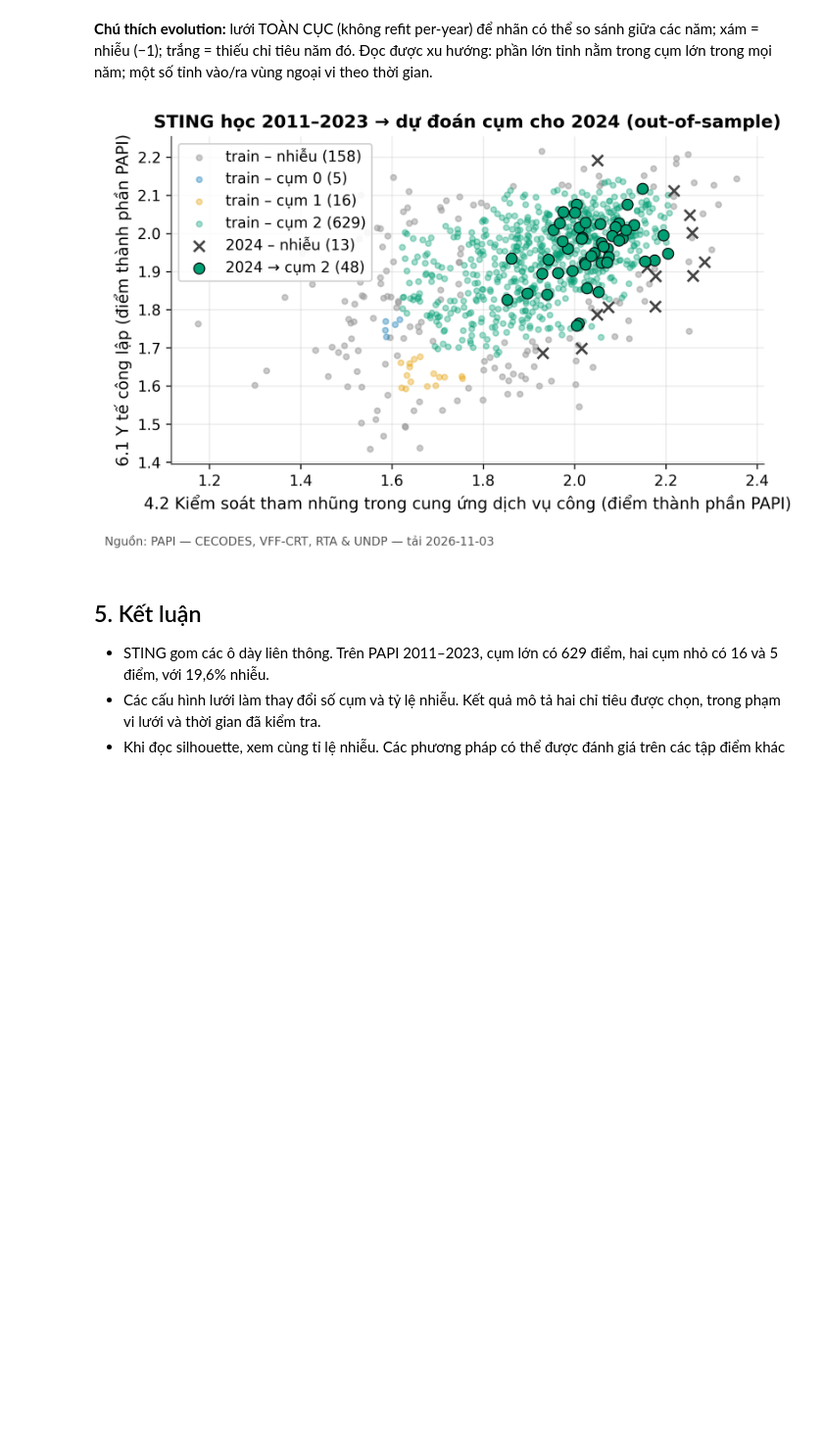
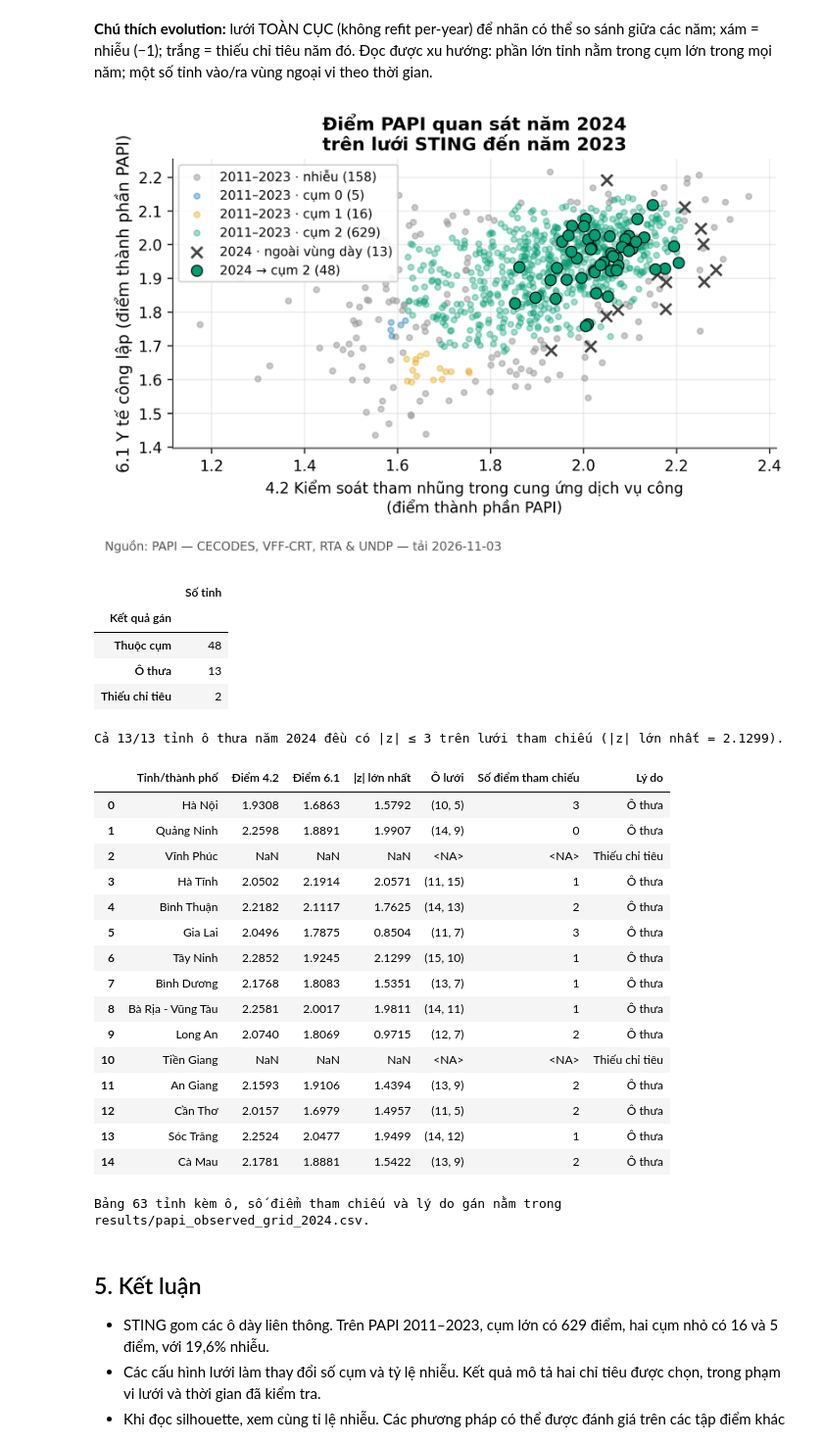
Before and after one commit to JasonTM17/Grid_Based_Sociology, a Jupyter notebook: study/Nhom15_CuoiKy_STING_PAPI_GiaiThich.ipynb, the cells around one changed output. Shown at 98% size. Drawn from its saved outputs; the diff is of its cells as text; code cells hidden in the pictures; blank space fills up the shorter version.

```diff
--- a/study/Nhom15_CuoiKy_STING_PAPI_GiaiThich.ipynb
+++ b/study/Nhom15_CuoiKy_STING_PAPI_GiaiThich.ipynb
@@ -108,9 +108,10 @@ STING synthetic: ARI=0.950; k=2; nhiễu=2.5%; thống kê count bảo toàn
 features, params = cfg["features"], cfg["sting"]
 train = panel[panel.year <= 2023].dropna(subset=features)
 scaler = StandardScaler().fit(train[features])
+train_scaled = scaler.transform(train[features])
 sting = STING(n_levels=params["n_levels"], factor=params["factor"],
-              min_count=params["min_count"]).fit(scaler.transform(train[features]))
-sting.cluster(level=params["cluster_level"], connectivity=params["connectivity"])
+              min_count=params["min_count"]).fit(train_scaled)
+train_labels = sting.cluster(level=params["cluster_level"], connectivity=params["connectivity"])
 eligible = panel.dropna(subset=features)
 scaled = scaler.transform(eligible[features])
 rebuilt = eligible[["province_code", "year"]].assign(pred_cluster=sting.predict(scaled))
@@ -126,6 +127,19 @@ np.testing.assert_array_equal(loaded.predict(loaded_scaled), rebuilt.pred_cluste
 test = rebuilt[rebuilt.year == 2024]
 print(f"Refit STING: {len(comparison)}/{len(saved)} nhãn khớp; model đã lưu khớp")
 print(f"2024: {len(test)}/63 tỉnh đủ chỉ tiêu; phân bố {test.pred_cluster.value_counts().sort_index().to_dict()}")
+train_z_flag = (np.abs(train_scaled) > 3).any(axis=1)
+train_noise = int((train_labels == -1).sum())
+train_sparse_no_flag = int(((train_labels == -1) & ~train_z_flag).sum())
+trimmed_sting = STING(n_levels=params["n_levels"], factor=params["factor"],
+                      min_count=params["min_count"]).fit(train_scaled[~train_z_flag])
+trimmed_train_labels = trimmed_sting.cluster(level=params["cluster_level"],
+                                             connectivity=params["connectivity"])
+trimmed_train_noise = int((trimmed_train_labels == -1).sum())
+print(f"2011–2023: {int(train_z_flag.sum())} quan sát có |z| > 3; "
+      f"{train_sparse_no_flag}/{train_noise} điểm nhãn −1 có |z| ≤ 3 trên cả hai trục.")
+print(f"Nếu loại {int(train_z_flag.sum())} điểm |z| > 3 rồi dựng lại lưới trên {len(trimmed_train_labels)} điểm: "
+      f"{trimmed_sting.n_clusters_} cụm, {trimmed_train_noise}/{len(trimmed_train_labels)} điểm nhiễu "
+      f"({trimmed_train_noise / len(trimmed_train_labels):.1%}).")
 # %% [output]
 Refit STING: 869/869 nhãn khớp; model đã lưu khớp
 2024: 61/63 tỉnh đủ chỉ tiêu; phân bố {-1: 13, 2: 48}
@@ -203,9 +291,54 @@ display(Image(filename=str(ROOT / "results/figs/evolution.png")))
 xám = nhiễu (−1); trắng = thiếu chỉ tiêu năm đó. Đọc được xu hướng: phần lớn tỉnh nằm trong cụm lớn
 trong mọi năm; một số tỉnh vào/ra vùng ngoại vi theo thời gian.
 # %%
+from scripts.common.papi_pred_common import GRID_ASSIGNMENT_LABELS, describe_grid_assignment
+
 display(Image(filename=str(ROOT / "results/figs/predict_2024.png")))
+observed_grid = describe_grid_assignment(panel.loc[panel.year.eq(2024)], features, scaler, sting)
+status_counts = observed_grid.grid_status.value_counts().rename(index=GRID_ASSIGNMENT_LABELS)
+display(status_counts.rename("Số tỉnh").rename_axis("Kết quả gán").to_frame())
+review_2024 = observed_grid.loc[observed_grid.grid_status.ne("in_cluster")].copy()
+valid_2024 = review_2024[features].notna().all(axis=1)
+review_2024["max_abs_z"] = np.nan
+review_2024.loc[valid_2024, "max_abs_z"] = np.abs(
+    scaler.transform(review_2024.loc[valid_2024, features])
+).max(axis=1)
+sparse_2024 = review_2024.loc[review_2024.grid_status.eq("sparse_cell")]
+assert (sparse_2024["max_abs_z"] <= 3).all()
+print(f"Cả {len(sparse_2024)}/{len(sparse_2024)} tỉnh ô thưa năm 2024 đều có |z| ≤ 3 "
+      f"trên lưới tham chiếu (|z| lớn nhất = {sparse_2024['max_abs_z'].max():.4f}).")
+review_2024["grid_status"] = review_2024.grid_status.map(GRID_ASSIGNMENT_LABELS)
+display(review_2024[["province_vi", *features, "max_abs_z", "grid_cell", "reference_count", "grid_status"]].rename(columns={
+    "province_vi": "Tỉnh/thành phố", "sd_4_2": "Điểm 4.2", "sd_6_1": "Điểm 6.1",
+    "max_abs_z": "|z| lớn nhất", "grid_cell": "Ô lưới",
+    "reference_count": "Số điểm tham chiếu", "grid_status": "Lý do",
+}).round(4).reset_index(drop=True))
+print("Bảng 63 tỉnh kèm ô, số điểm tham chiếu và lý do gán nằm trong results/papi_observed_grid_2024.csv.")
 # %% [output]
-[figure, old version]
+[figure, new version]
+|  | Số tỉnh |
+| Kết quả gán |  |
+| Thuộc cụm | 48 |
+| Ô thưa | 13 |
+| Thiếu chỉ tiêu | 2 |
+Cả 13/13 tỉnh ô thưa năm 2024 đều có |z| ≤ 3 trên lưới tham chiếu (|z| lớn nhất = 2.1299).
+|  | Tỉnh/thành phố | Điểm 4.2 | Điểm 6.1 | |z| lớn nhất | Ô lưới | Số điểm tham chiếu | Lý do |
+| 0 | Hà Nội | 1.9308 | 1.6863 | 1.5792 | (10, 5) | 3 | Ô thưa |
+| 1 | Quảng Ninh | 2.2598 | 1.8891 | 1.9907 | (14, 9) | 0 | Ô thưa |
+| 2 | Vĩnh Phúc | NaN | NaN | NaN | <NA> | <NA> | Thiếu chỉ tiêu |
+| 3 | Hà Tĩnh | 2.0502 | 2.1914 | 2.0571 | (11, 15) | 1 | Ô thưa |
+| 4 | Bình Thuận | 2.2182 | 2.1117 | 1.7625 | (14, 13) | 2 | Ô thưa |
+| 5 | Gia Lai | 2.0496 | 1.7875 | 0.8504 | (11, 7) | 3 | Ô thưa |
+| 6 | Tây Ninh | 2.2852 | 1.9245 | 2.1299 | (15, 10) | 1 | Ô thưa |
+| 7 | Bình Dương | 2.1768 | 1.8083 | 1.5351 | (13, 7) | 1 | Ô thưa |
+| 8 | Bà Rịa - Vũng Tàu | 2.2581 | 2.0017 | 1.9811 | (14, 11) | 1 | Ô thưa |
+| 9 | Long An | 2.0740 | 1.8069 | 0.9715 | (12, 7) | 2 | Ô thưa |
+| 10 | Tiền Giang | NaN | NaN | NaN | <NA> | <NA> | Thiếu chỉ tiêu |
+| 11 | An Giang | 2.1593 | 1.9106 | 1.4394 | (13, 9) | 2 | Ô thưa |
+| 12 | Cần Thơ | 2.0157 | 1.6979 | 1.4957 | (11, 5) | 2 | Ô thưa |
+| 13 | Sóc Trăng | 2.2524 | 2.0477 | 1.9499 | (14, 12) | 1 | Ô thưa |
+| 14 | Cà Mau | 2.1781 | 1.8881 | 1.5422 | (13, 9) | 2 | Ô thưa |
+Bảng 63 tỉnh kèm ô, số điểm tham chiếu và lý do gán nằm trong results/papi_observed_grid_2024.csv.
 # %% [markdown]
 ## 5. Kết luận
 
```
Also changed, not shown: parts of 4 cells of this notebook, 8 other files.
